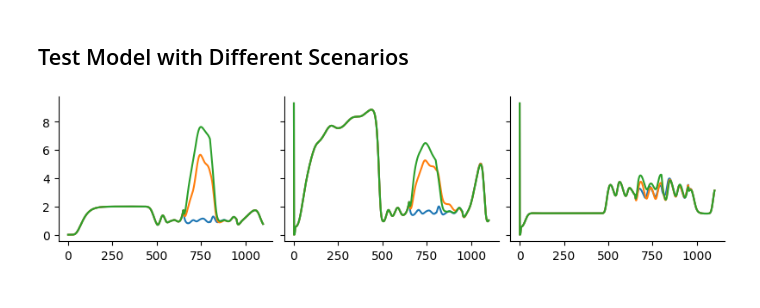
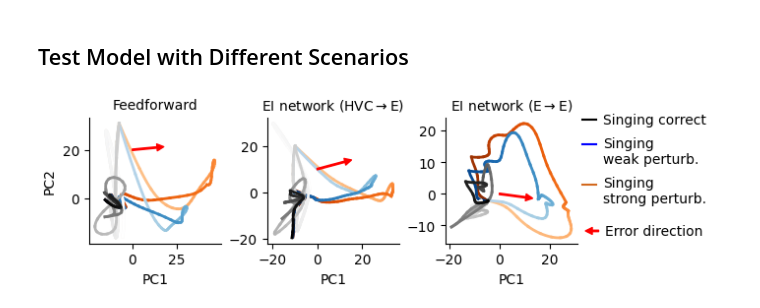
Before and after one commit to gongziyida/vocal-error-network, a Jupyter notebook: EI_and_FF_further_analysis.ipynb, the cells around one changed output. Drawn from its saved outputs; the diff is of its cells as text; code cells hidden in the pictures.

```diff
--- a/EI_and_FF_further_analysis.ipynb
+++ b/EI_and_FF_further_analysis.ipynb
@@ -119,7 +117,7 @@ hI0 = rng.normal(loc=-1, scale=0.5, size=NI)
 pert_cov = block_sym_mat(NE, K=N_shared_channels, var=9, cov=7.5)
 pert = rng.multivariate_normal(np.zeros(NE), pert_cov)
 
-trial_params = ((1,0), (0,0.5), (0,1))
+trial_params = ((1,0), (0,0.25), (0,1))
 N_trials = len(trial_params)
 for i, j in trial_params:
     bos = syl.copy()
@@ -131,10 +129,3 @@ for i, j in trial_params:
     res['EIrec'].append(np.hstack(netEIrec.sim(hE0, hI0, *args, no_progress_bar=True)[:2]))
 for k, v in res.items():
     res[k] = np.stack(v, axis=0)
-# %%
-fig, ax = plt.subplots(1, 3, sharey='all', figsize=(8,2))
-for i, (k, v) in enumerate(res.items()):
-    for j, _ in enumerate(trial_params):
-        ax[i].plot(v[j].mean(axis=-1));
-# %% [output]
-[figure, removed]
@@ -140,0 +149,48 @@ for i, (k, v) in enumerate(res.items()):
+# %%
+# for drawing PCA trajectories
+def draw_traj(ax, traj, cmaps, zorders, dt=5):
+    T = traj.shape[-2]
+    for i, (cmap, z) in enumerate(zip(cmaps, zorders)):
+        cmap = plt.get_cmap(cmap)
+        for t in range(0, T, dt):
+            ax.plot(*traj[i,t:t+dt+1].T, c=cmap(t/T), lw=2, zorder=z)
+
+def draw_vec(ax, origin, vec, scale, color):
+    vec = scale * vec + origin
+    ap = dict(color=color, width=1, headlength=5, headwidth=5, shrink=0)
+    ax.annotate('', xy=vec, xytext=origin, annotation_clip=False, arrowprops=ap)
+# %%
+t_pca_start, t_pca_end = T_burn, int(tsyl_end[-1,0])+50
+pcaFF = PCA_proj(res['FF'][:,t_pca_start:t_pca_end,:NE])
+pcaEI = PCA_proj(res['EI'][:,t_pca_start:t_pca_end,:NE])
+pcaEIrec = PCA_proj(res['EIrec'][:,t_pca_start:t_pca_end,:NE])
+
+fig, ax = plt.subplots(1, 4, figsize=(7, 2), sharey='col')
+ax[0].set(ylabel='PC2')
+arrow_origin = ((0, 20), (0, 10), (0, 0))
+titles = ('Feedforward', 'EI network (HVC$\\to$E)', 'EI network (E$\\to$E)')
+for k, (pca, title) in enumerate(zip((pcaFF, pcaEI, pcaEIrec), titles)):
+    draw_traj(ax[k], pca[2][:,:,[0,1]], ('Greys', 'Blues', 'Oranges'), (2, 1, 0))
+
+    # draw error direction
+    draw_vec(ax[k], arrow_origin[k], pca[0][[0,1]]@(pert-syl[i_pert]), 0.2, 'r')
+    # draw_vec(ax[k], arrow_origin[k], pca[0][[0,1]]@syl[i_pert], 0.2, 'g')
+    # draw_vec(ax[k], arrow_origin[k], pca[0][[0,1]]@pert, 0.2, 'b')
+
+    ax[k].set(title=title)
+    ax[k].set(xlabel='PC1')
+
+# dummy
+ax[-1].set_axis_off()
+ax[-1].set(xlim=[-1,1], ylim=[-1,1])
+draw_vec(ax[-1], (-0.9,-0.8), np.array((-1,0)), 0.2, 'r')
+ax[-1].text(-0.8, -0.8, 'Error direction', ha='left', va='center')
+l1, = ax[-1].plot(0, 0, c='k', label='Singing correct')
+l2, = ax[-1].plot(0, 0, c='b', label='\nSinging\nweak perturb.')
+l3, = ax[-1].plot(0, 0, c='chocolate', label='\nSinging\nstrong perturb.')
+fig.legend(handles=[l1], loc=(0.78, 0.8))
+fig.legend(handles=[l2], loc=(0.78, 0.6))
+fig.legend(handles=[l3], loc=(0.78, 0.4))
+fig.savefig('svg/PCA_traj_weak_strong_pert.svg')
+# %% [output]
+[figure, added]
```
Also changed, not shown: parts of 19 cells of this notebook, 16 other files.
